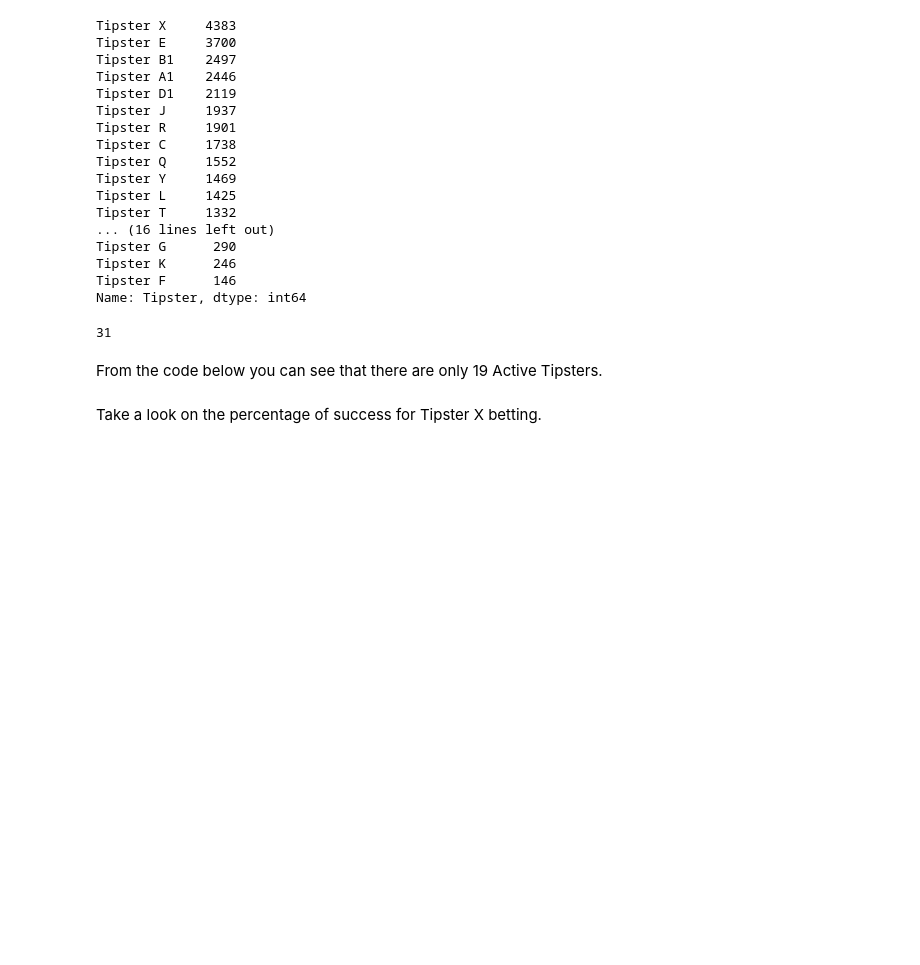
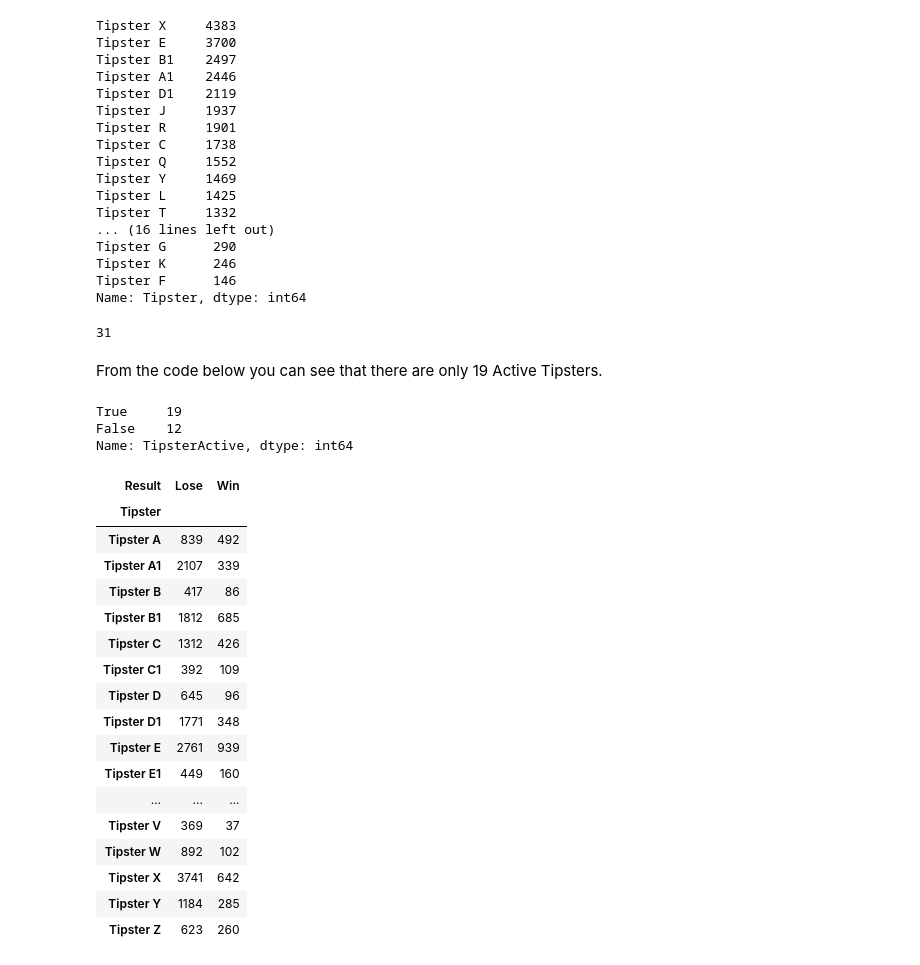
Before and after one commit to Cheeseburgerfly/AIAssignment, a Jupyter notebook: Assignment.ipynb, the cells around one changed output. Saved outputs shown, nothing was run; the diff lists cells and outputs as text; code cells hidden in the pictures; blank space fills up the shorter version.

```diff
--- a/Assignment.ipynb
+++ b/Assignment.ipynb
@@ -143,10 +154,12 @@ Name: Tipster, dtype: int64
 # %% [markdown]
 From the code below you can see that there are only 19 Active Tipsters.
 # %%
-#Active = df.groupby('Tipster')['TipsterActive'].apply(lambda x: x[x == True].count())
+Active = df.groupby('Tipster')['TipsterActive'].apply(lambda x: x[x == True].count())
 #print(Active)
-#print((Active > 0).value_counts())
+print((Active > 0).value_counts())
 #chart = pd.DataFrame(Active)
 #chart.plot.pie(y='TipsterActive', figsize = (12,7))
+# %% [output]
+True     19
+False    12
+Name: TipsterActive, dtype: int64
-# %% [markdown]
-Take a look on the percentage of success for Tipster X betting.
@@ -156,0 +166,22 @@ Take a look on the percentage of success for Tipster X betting.
+# %%
+crosstab = pd.crosstab(df['Tipster'], df['Result'])
+crosstab
+# %% [output]
+| Result | Lose | Win |
+| Tipster |  |  |
+| Tipster A | 839 | 492 |
+| Tipster A1 | 2107 | 339 |
+| Tipster B | 417 | 86 |
+| Tipster B1 | 1812 | 685 |
+| Tipster C | 1312 | 426 |
+| Tipster C1 | 392 | 109 |
+| Tipster D | 645 | 96 |
+| Tipster D1 | 1771 | 348 |
+| Tipster E | 2761 | 939 |
+| Tipster E1 | 449 | 160 |
+| ... | ... | ... |
+| Tipster V | 369 | 37 |
+| Tipster W | 892 | 102 |
+| Tipster X | 3741 | 642 |
+| Tipster Y | 1184 | 285 |
+| Tipster Z | 623 | 260 |
```
Also changed, not shown: parts of 5 cells of this notebook.
